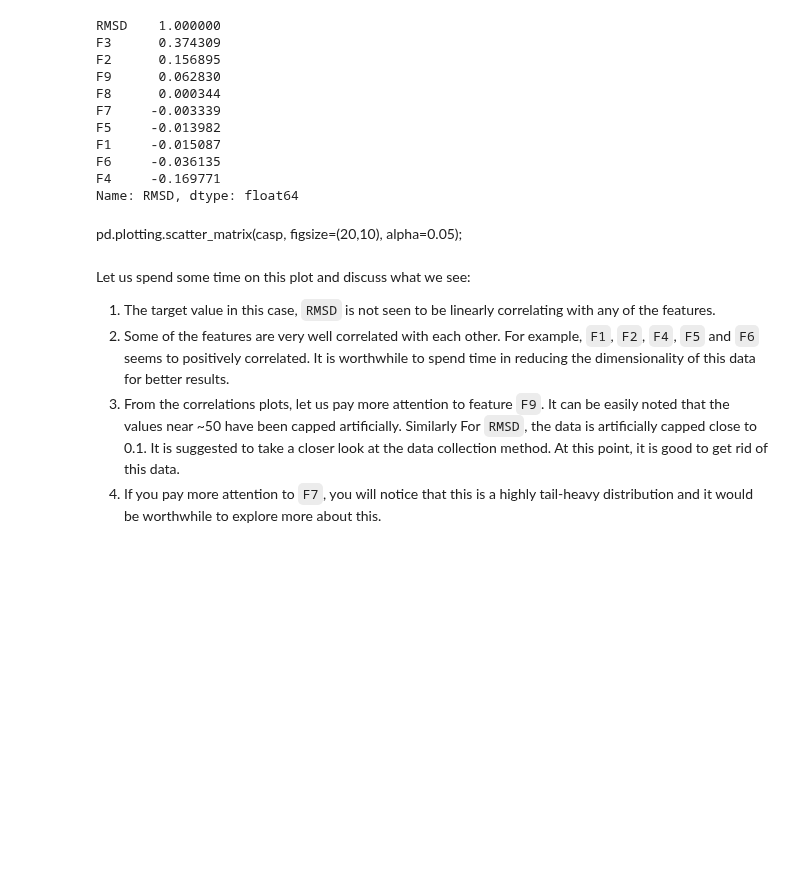
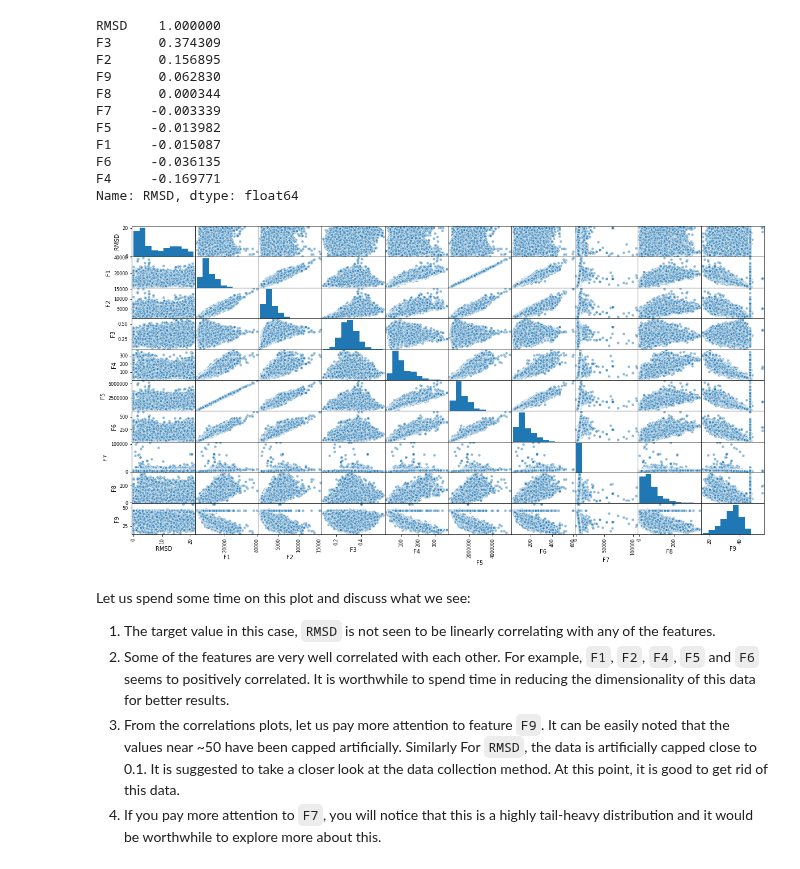
Before and after one commit to aniket-ak/Machine-Learning-CASP-Dataset, a Jupyter notebook: CASP_Exploring_Design_Space_with_pipelines.ipynb, the cells around one changed output. Cells and saved outputs as stored; diff of their text form; code cells hidden in the pictures; blank space fills up the shorter version.

```diff
--- a/CASP_Exploring_Design_Space_with_pipelines.ipynb
+++ b/CASP_Exploring_Design_Space_with_pipelines.ipynb
@@ -95,8 +100,10 @@ F1     -0.015087
 F6     -0.036135
 F4     -0.169771
 Name: RMSD, dtype: float64
-# %% [markdown]
-pd.plotting.scatter_matrix(casp, figsize=(20,10), alpha=0.05);
+# %%
+pd.plotting.scatter_matrix(casp, figsize=(20,10), edgecolors='w', s=100);
+# %% [output]
+[figure, added]
 # %% [markdown]
 Let us spend some time on this plot and discuss what we see:
 
```
Also changed, not shown: parts of 33 cells of this notebook.
